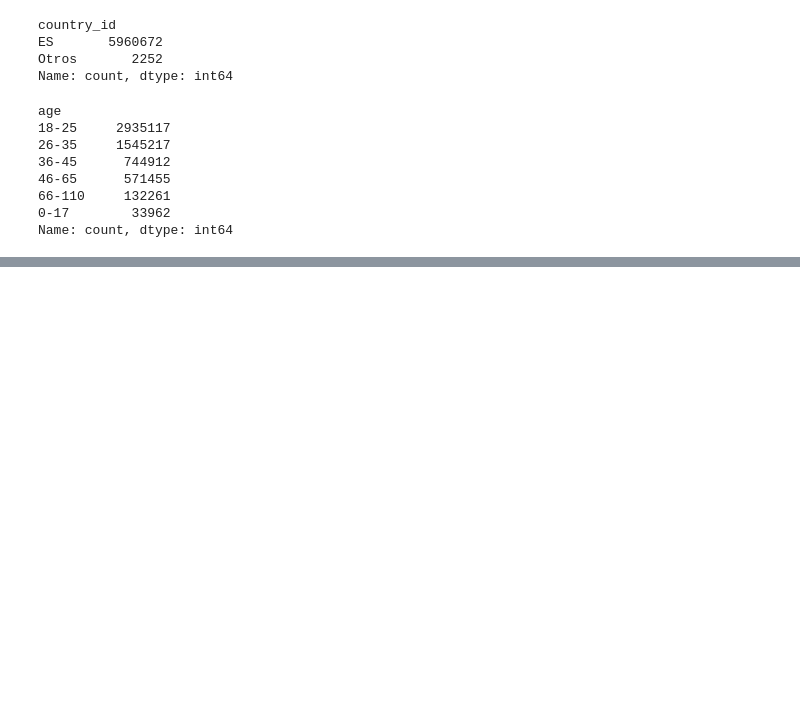
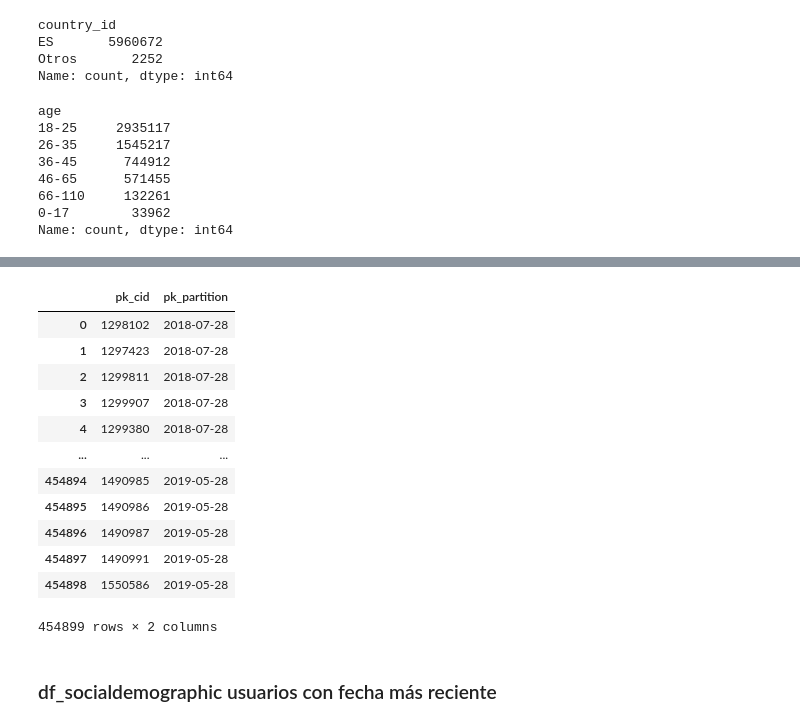
Before and after one commit to Kasoa8/Nuclio_EasyMoney, a Jupyter notebook: preprocesing.ipynb, the cells around one changed output, grey strips where cells are left out. Cells and saved outputs as stored; diff of their text form; code cells hidden in the pictures; blank space fills up the shorter version.

```diff
--- a/preprocesing.ipynb
+++ b/preprocesing.ipynb
@@ -193,3 +131,6 @@ Filas con fechas no válidas en 'entry_date':
+# %%
+df_comercial_activity['pk_partition'] = pd.to_datetime(df_comercial_activity['pk_partition'], errors='coerce', format='%Y-%m-%d')
+df_comercial_activity['entry_date'] = pd.to_datetime(df_comercial_activity['entry_date'], errors='coerce', format='%Y-%m-%d')
 # %% [markdown]
 ## EDA df_products
 # %%
@@ -473,3 +387,5 @@ df_comercial_activity.drop(columns=['Unnamed: 0'], inplace=True)
+# %%
+df_comercial_activity = df_comercial_activity.dropna(subset=['entry_date'])
 # %% [markdown]
 Nulos columna "entry_channel"
 # %%
@@ -671,4 +583,5 @@ Ordenar dataframe por fecha de mas atigua a mas nueva
 # %%
 # Ordenar el DataFrame por la columna 'pk_partition' de más antiguo a más nuevo
 df_socialdemographic = df_socialdemographic.sort_values(by='pk_partition', ascending=True)
-df_socialdemographic
+df_products = df_products.sort_values(by='pk_partition', ascending=True)
+df_comercial_activity = df_comercial_activity.sort_values(by='pk_partition', ascending=True)
@@ -752,0 +677,3 @@ df_final_2 = df_final.copy()
+# %%
+# Quedarse con la transacción más reciente por usuario (pk_cid)
+df_comercial_activity_recent = df_comercial_activity.sort_values('pk_partition').groupby('pk_cid').tail(1).reset_index(drop=True)
@@ -752,0 +696,19 @@ df_final_2 = df_final.copy()
+# %%
+df_comparison = df_comercial_activity_recent[['pk_cid', 'pk_partition']]
+df_comparison
+# %% [output]
+|  | pk_cid | pk_partition |
+| 0 | 1298102 | 2018-07-28 |
+| 1 | 1297423 | 2018-07-28 |
+| 2 | 1299811 | 2018-07-28 |
+| 3 | 1299907 | 2018-07-28 |
+| 4 | 1299380 | 2018-07-28 |
+| ... | ... | ... |
+| 454894 | 1490985 | 2019-05-28 |
+| 454895 | 1490986 | 2019-05-28 |
+| 454896 | 1490987 | 2019-05-28 |
+| 454897 | 1490991 | 2019-05-28 |
+| 454898 | 1550586 | 2019-05-28 |
+454899 rows × 2 columns
+# %% [markdown]
+### df_socialdemographic usuarios con fecha más reciente
```
Also changed, not shown: parts of 76 cells of this notebook, 2 other files.
